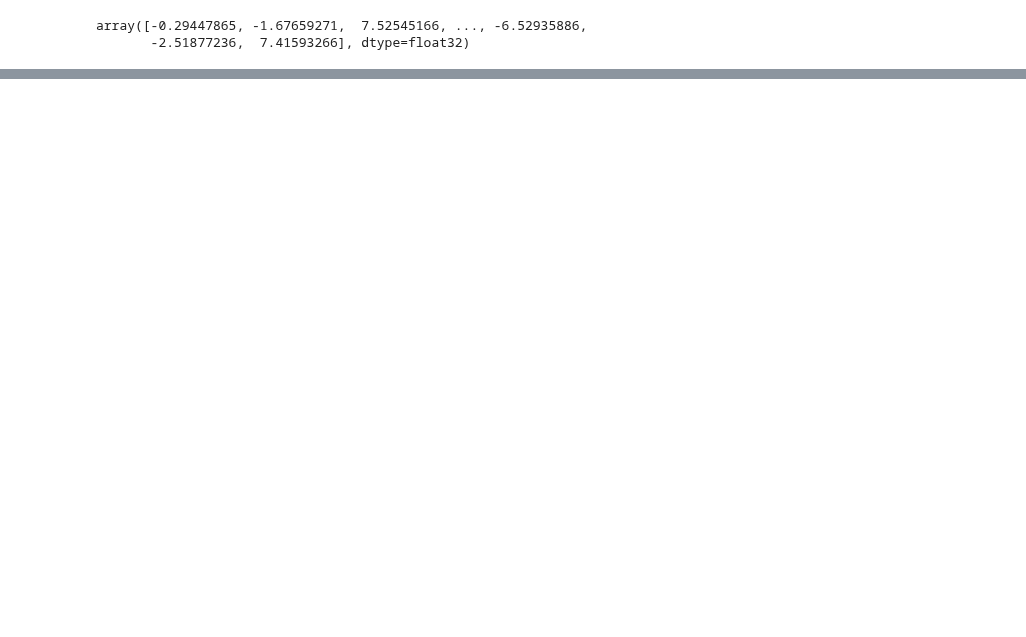
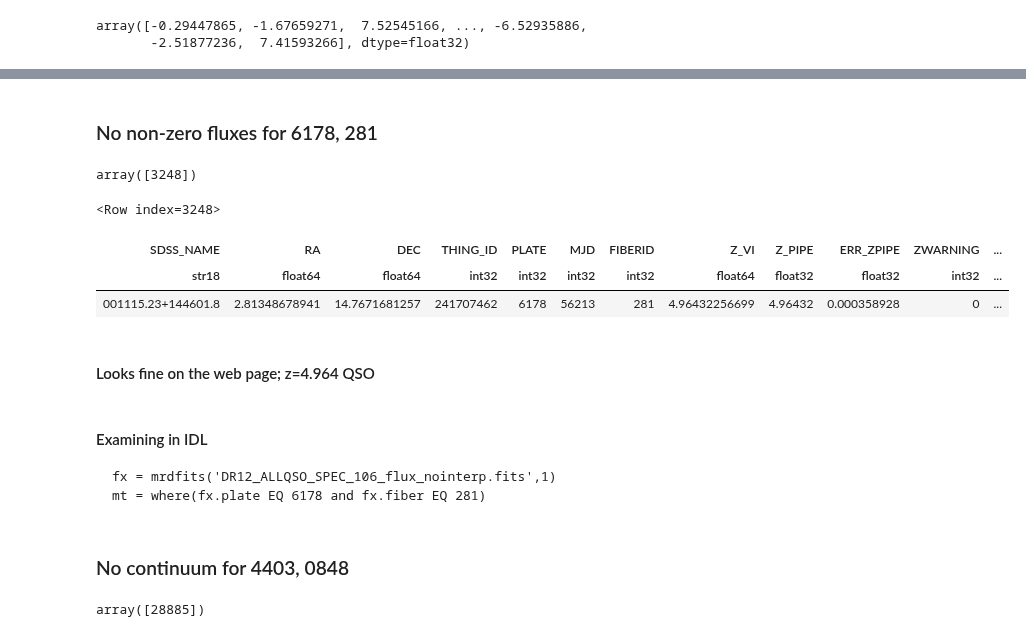
Before and after one commit to specdb/igmspec, a Jupyter notebook: docs/datasets/BOSS_DR12.ipynb, the cells around one changed output, grey strips where cells are left out. Drawn from its saved outputs; the diff is of its cells as text; code cells hidden in the pictures; blank space fills up the shorter version.

```diff
--- a/docs/datasets/BOSS_DR12.ipynb
+++ b/docs/datasets/BOSS_DR12.ipynb
@@ -9,3 +11,5 @@ dpath = '/u/xavier/Raw_IGMspec/BOSS/'
+# %%
+dpath = os.getenv('RAW_IGMSPEC')+'/BOSS/'
 # %% [markdown]
 ## QSOs
 
@@ -227,0 +234,6 @@ array([-0.29447865, -1.67659271,  7.52545166, ..., -6.52935886,
+# %%
+boss_file = dpath + 'DR12Q.fits.gz'
+boss_hdu = fits.open(boss_file)
+# %%
+boss_dr12 = Table(boss_hdu[1].data)
+boss_dr12[0:5]
@@ -227,0 +249,27 @@ array([-0.29447865, -1.67659271,  7.52545166, ..., -6.52935886,
+# %% [markdown]
+### No non-zero fluxes for 6178, 281
+# %%
+mt = np.where((boss_dr12['PLATE']==6178) & (boss_dr12['FIBERID']==281))[0]
+mt
+# %% [output]
+array([3248])
+# %%
+boss_dr12[mt[0]]
+# %% [output]
+<Row index=3248>
+| SDSS_NAME | RA | DEC | THING_ID | PLATE | MJD | FIBERID | Z_VI | Z_PIPE | ERR_ZPIPE | ZWARNING | ... |
+| str18 | float64 | float64 | int32 | int32 | int32 | int32 | float64 | float32 | float32 | int32 | ... |
+| 001115.23+144601.8 | 2.81348678941 | 14.7671681257 | 241707462 | 6178 | 56213 | 281 | 4.96432256699 | 4.96432 | 0.000358928 | 0 | ... |
+# %% [markdown]
+#### Looks fine on the web page;  z=4.964 QSO
+# %% [markdown]
+#### Examining in IDL
+    fx = mrdfits('DR12_ALLQSO_SPEC_106_flux_nointerp.fits',1)
+    mt = where(fx.plate EQ 6178 and fx.fiber EQ 281)
+# %% [markdown]
+### No continuum for 4403, 0848
+# %%
+mt = np.where((boss_dr12['PLATE']==4403) & (boss_dr12['FIBERID']==848))[0]
+mt
+# %% [output]
+array([28885])
```
Also changed, not shown: parts of 9 cells of this notebook, 1 other file.
